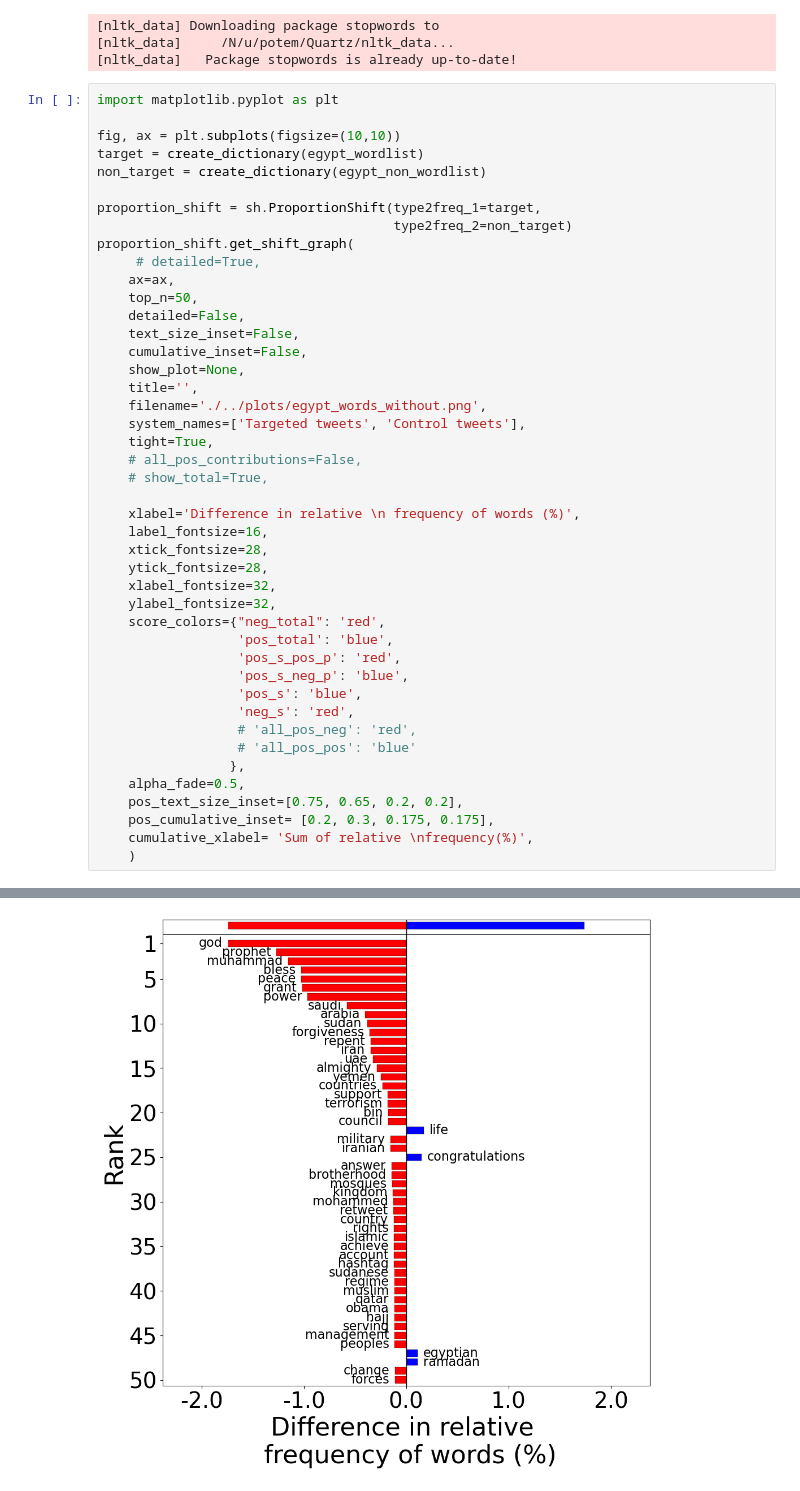
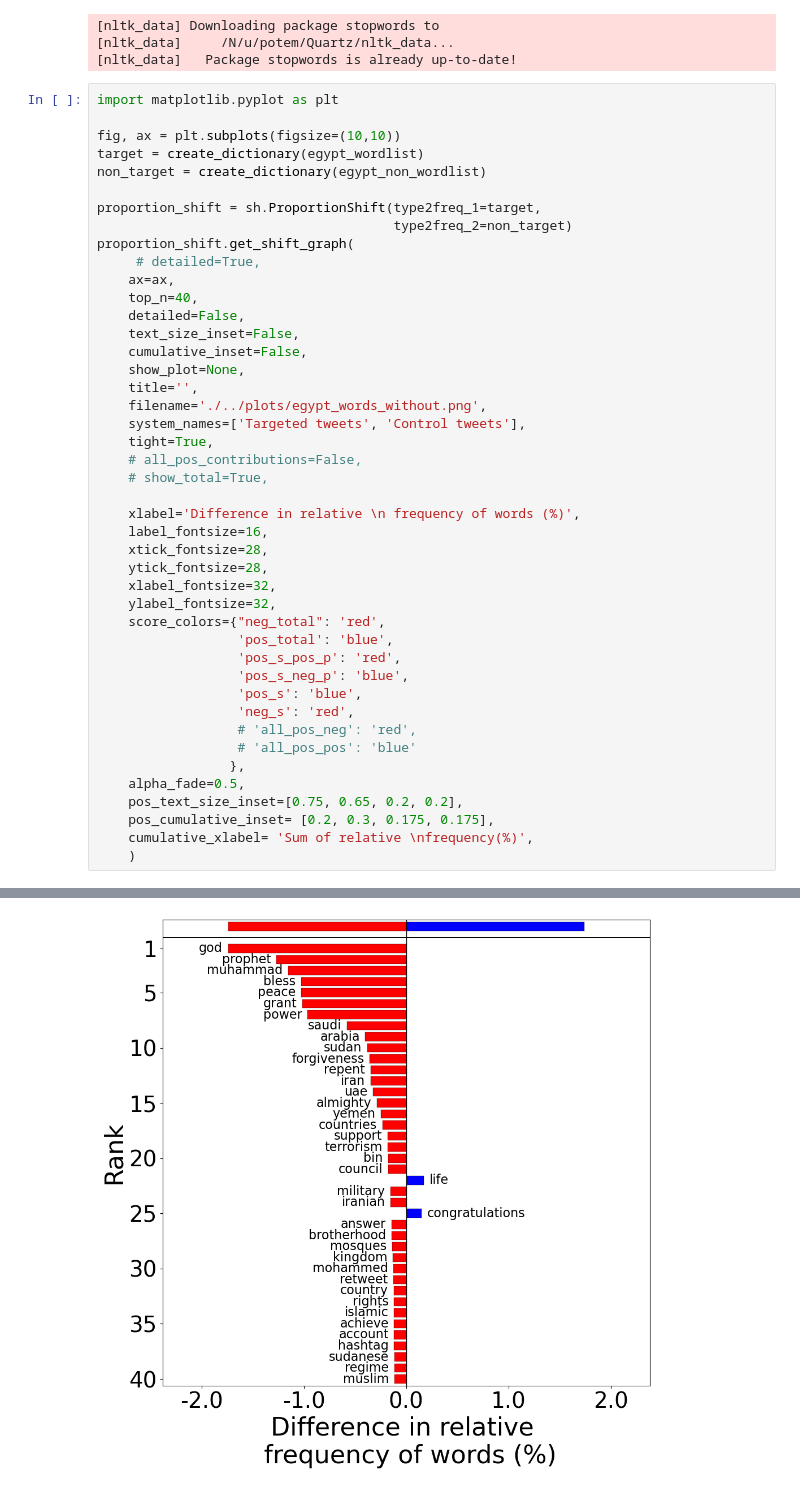
Before and after one commit to osome-iu/io-coordinated-replies, a Jupyter notebook: RQ1/3_serbia_egypt_wordshift.ipynb, the cells around one changed output, grey strips where cells are left out. Drawn from its saved outputs; the diff is of its cells as text.

```diff
--- a/RQ1/3_serbia_egypt_wordshift.ipynb
+++ b/RQ1/3_serbia_egypt_wordshift.ipynb
@@ -200,38 +200,38 @@ proportion_shift = sh.ProportionShift(type2freq_1=target,
 proportion_shift.get_shift_graph(
      # detailed=True,
     ax=ax,
-    top_n=50,
+    top_n=40,
     detailed=False,
     text_size_inset=False,
     cumulative_inset=False,
     show_plot=None,
     title='',
     filename='./../plots/egypt_words_without.png',
     system_names=['Targeted tweets', 'Control tweets'],
     tight=True,
     # all_pos_contributions=False,
     # show_total=True,
 
     xlabel='Difference in relative \n frequency of words (%)',
     label_fontsize=16,
     xtick_fontsize=28,
     ytick_fontsize=28,
     xlabel_fontsize=32,
     ylabel_fontsize=32,
     score_colors={"neg_total": 'red',
                   'pos_total': 'blue',
                   'pos_s_pos_p': 'red',
                   'pos_s_neg_p': 'blue',
                   'pos_s': 'blue',
                   'neg_s': 'red',
                   # 'all_pos_neg': 'red',
                   # 'all_pos_pos': 'blue'
                  },
     alpha_fade=0.5,
     pos_text_size_inset=[0.75, 0.65, 0.2, 0.2],
     pos_cumulative_inset= [0.2, 0.3, 0.175, 0.175],
     cumulative_xlabel= 'Sum of relative \nfrequency(%)',
     )
 # %% [output]
 <Axes: xlabel='Difference in relative \n frequency of words (%)', ylabel='Rank'>
-[figure, old version]
+[figure, new version]
```
Also changed, not shown: parts of 2 cells of this notebook, 2 other files.
